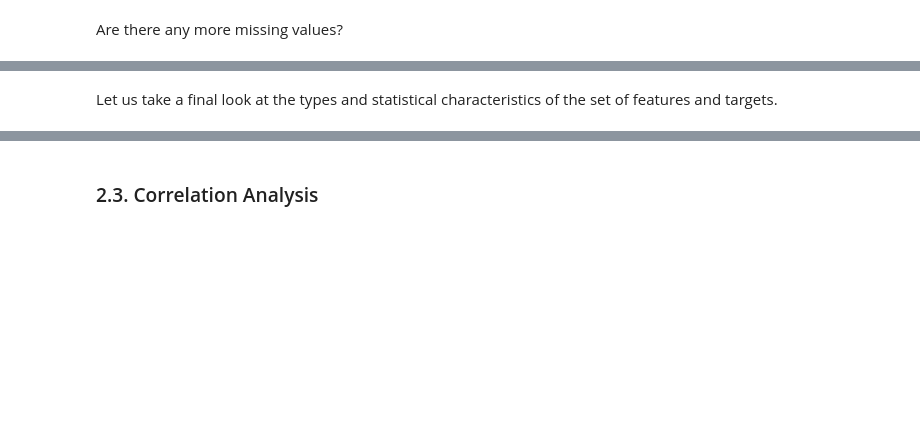
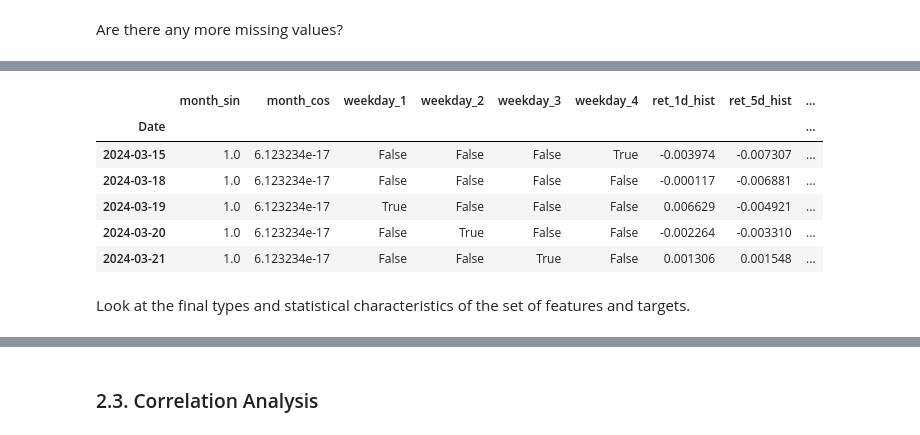
Before and after one commit to waynebar69/xlv-volatility-sentiment-ml, a Jupyter notebook: notebooks/xlv_prediction_model.ipynb.ipynb, the cells around one changed output, grey strips where cells are left out. Cells and saved outputs as stored; diff of their text form; code cells hidden in the pictures; blank space fills up the shorter version.

```diff
--- a/notebooks/xlv_prediction_model.ipynb.ipynb
+++ b/notebooks/xlv_prediction_model.ipynb.ipynb
@@ -518,4 +625,15 @@ Even if there aren't, you remember that when you calculated the target variable
+# %%
+# confirm the last 5 rows were dropped
+data.tail()
+# %% [output]
+|  | month_sin | month_cos | weekday_1 | weekday_2 | weekday_3 | weekday_4 | ret_1d_hist | ret_5d_hist | ... |
+| Date |  |  |  |  |  |  |  |  | ... |
+| 2024-03-15 | 1.0 | 6.123234e-17 | False | False | False | True | -0.003974 | -0.007307 | ... |
+| 2024-03-18 | 1.0 | 6.123234e-17 | False | False | False | False | -0.000117 | -0.006881 | ... |
+| 2024-03-19 | 1.0 | 6.123234e-17 | True | False | False | False | 0.006629 | -0.004921 | ... |
+| 2024-03-20 | 1.0 | 6.123234e-17 | False | True | False | False | -0.002264 | -0.003310 | ... |
+| 2024-03-21 | 1.0 | 6.123234e-17 | False | False | True | False | 0.001306 | 0.001548 | ... |
 # %% [markdown]
-Let us take a final look at the types and statistical characteristics of the set of features and targets.
+Look at the final types and statistical characteristics of the set of features and targets.
 # %%
 data.info()
```
Also changed, not shown: parts of 51 cells of this notebook.
